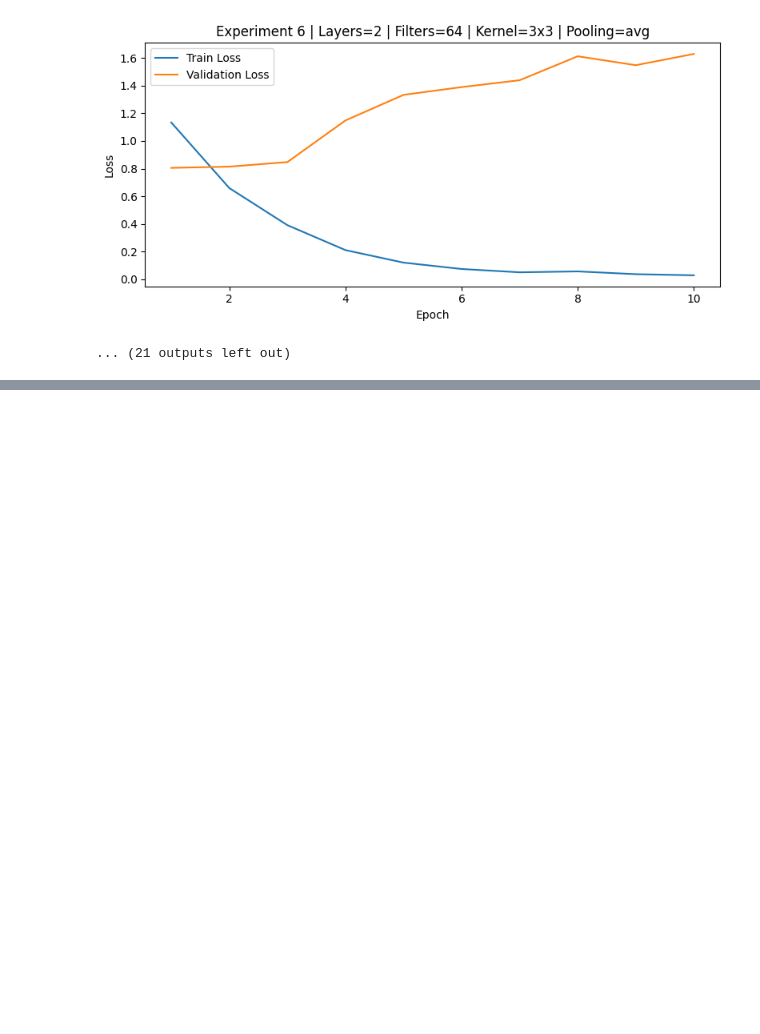
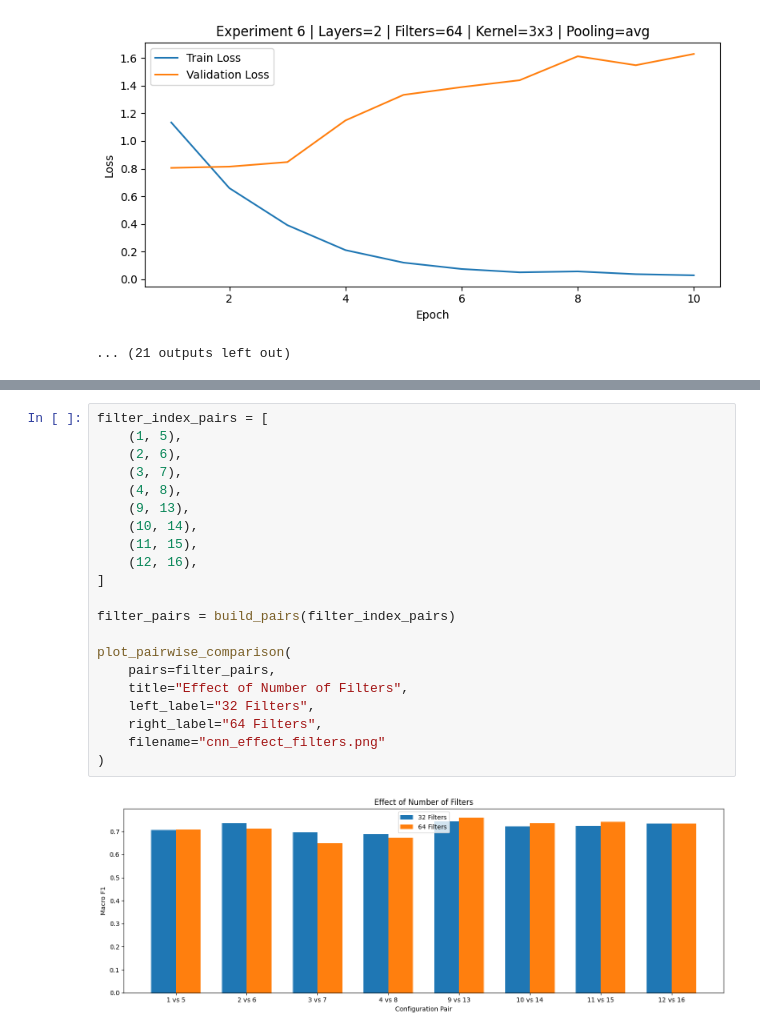
Before and after one commit to Rusmn/ML-Tubes-2_RecursiveLearnaholic, a Jupyter notebook: notebooks/0X_cnn_visualization.ipynb, the cells around one changed output, grey strips where cells are left out. Saved outputs shown, nothing was run; the diff lists cells and outputs as text; blank space fills up the shorter version.

```diff
--- a/notebooks/0X_cnn_visualization.ipynb
+++ b/notebooks/0X_cnn_visualization.ipynb
@@ -144,0 +274,23 @@ print(f"\n[SUCCESS] Visualizations saved to:\n{SAVE_DIR}")
+# %%
+filter_index_pairs = [
+    (1, 5),
+    (2, 6),
+    (3, 7),
+    (4, 8),
+    (9, 13),
+    (10, 14),
+    (11, 15),
+    (12, 16),
+]
+
+filter_pairs = build_pairs(filter_index_pairs)
+
+plot_pairwise_comparison(
+    pairs=filter_pairs,
+    title="Effect of Number of Filters",
+    left_label="32 Filters",
+    right_label="64 Filters",
+    filename="cnn_effect_filters.png"
+)
+# %% [output]
+[figure, added]
```
Also changed, not shown: parts of 5 cells of this notebook, 4 other files.
